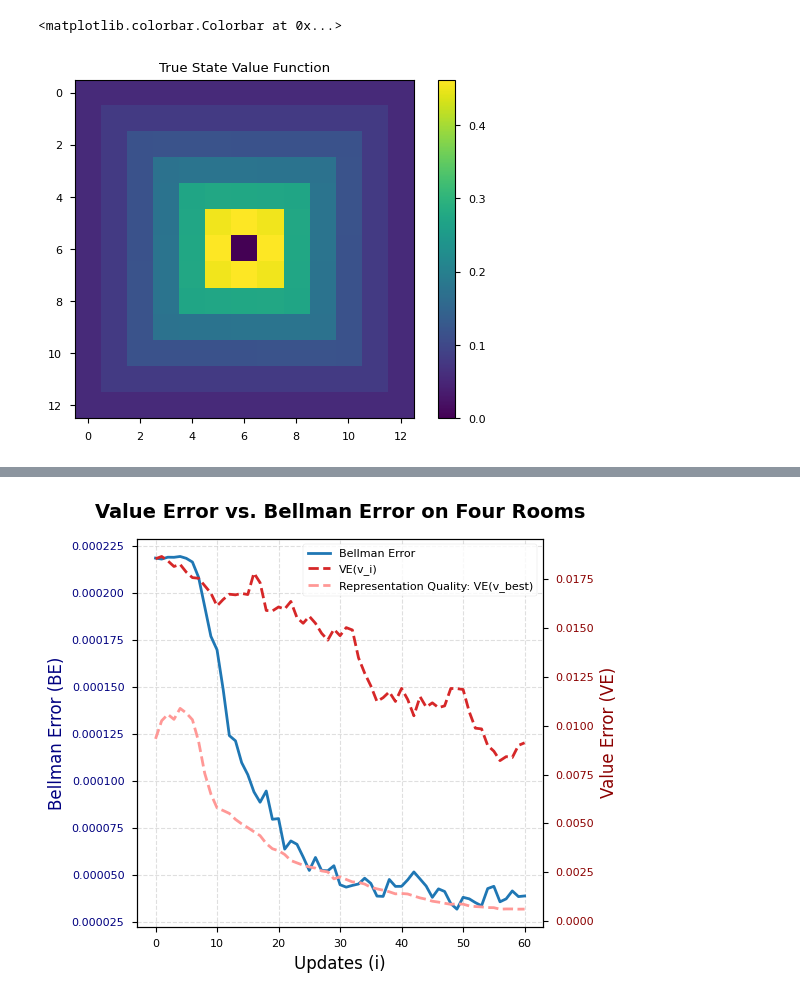
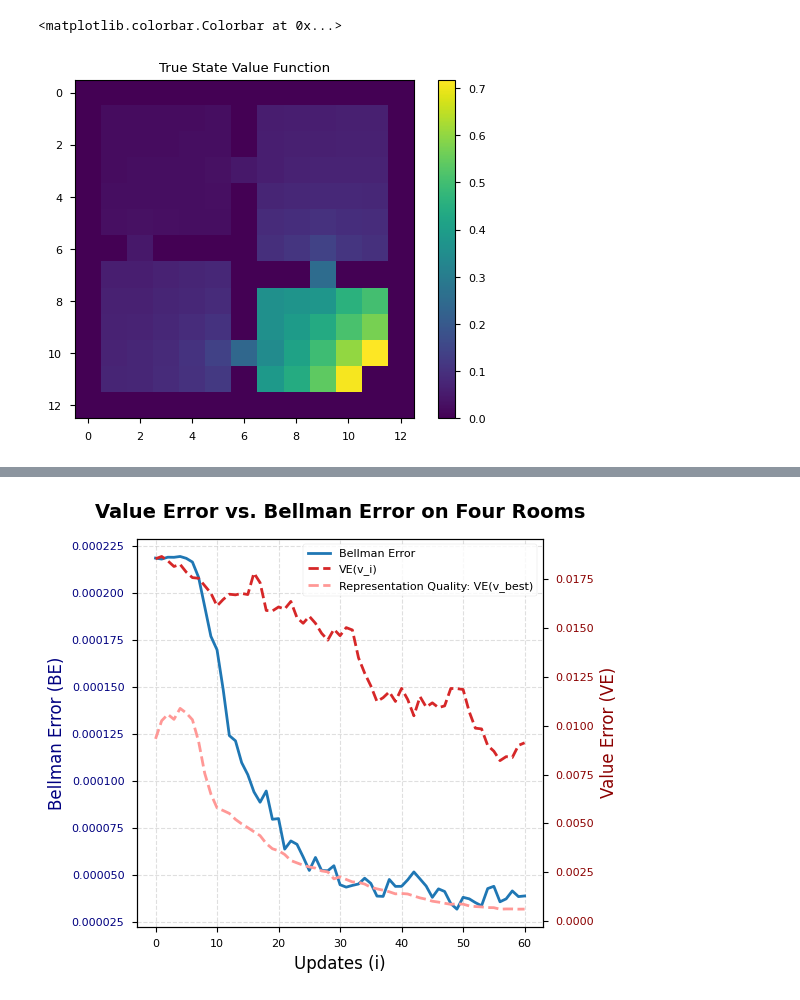
Before and after one commit to dillonmsandhu/bellman_error, a Jupyter notebook: notebooks/blog_post.ipynb, the cells around one changed output, grey strips where cells are left out. Cells and saved outputs as stored; diff of their text form; code cells hidden in the pictures.

```diff
--- a/blog_post_3.ipynb
+++ b/notebooks/blog_post.ipynb
@@ -114,8 +39,8 @@ plot_experiments(
 # %%
-true_config, true_value_metrics = load_run_data("random_mc_exact/whirlpool", 'Whirlpool', 'results')
+true_config, true_value_metrics = load_run_data("random_td/record_true_v", 'FourRooms-misc', 'results')
 plt.imshow(true_value_metrics['value_grid'][0,5], label='True V')
 plt.title('True State Value Function')
 plt.colorbar()
 # %% [output]
 <matplotlib.colorbar.Colorbar at 0x...>
-[figure, old version]
+[figure, new version]
```
Also changed, not shown: parts of 6 cells of this notebook, 17 other files.
